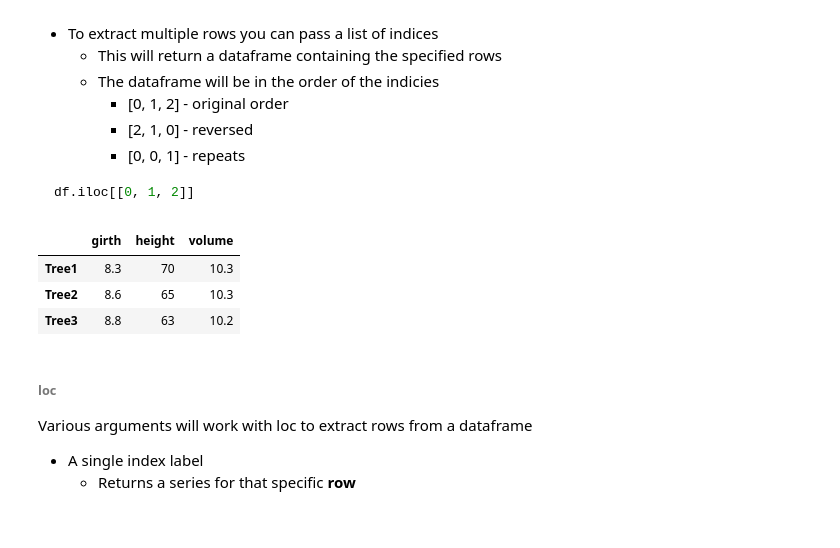
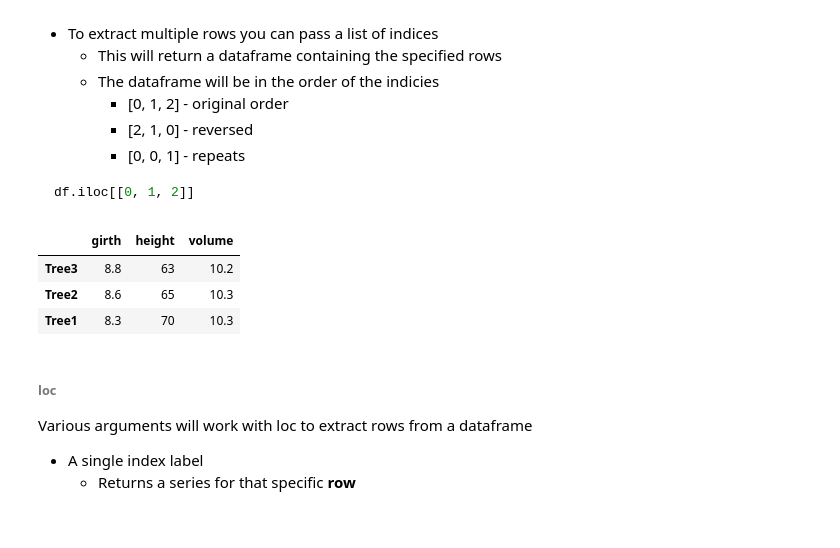
Before and after one commit to MarkGrivainis/itp_spring_2020, a Jupyter notebook: lecture_11/Lecture11_numpy_panda_introduction.ipynb, the cells around one changed output. Drawn from its saved outputs; the diff is of its cells as text; code cells hidden in the pictures.

```diff
--- a/lecture_11/Lecture11_numpy_panda_introduction.ipynb
+++ b/lecture_11/Lecture11_numpy_panda_introduction.ipynb
@@ -1215,13 +1239,13 @@ df.iloc[[0, 1, 2]]
 # %%
 ## type your code here:
 
 df
-df.iloc[[0, 1, 2]]
+df.iloc[[2, 1, 0]]
 # %% [output]
 |  | girth | height | volume |
+| Tree3 | 8.8 | 63 | 10.2 |
+| Tree2 | 8.6 | 65 | 10.3 |
 | Tree1 | 8.3 | 70 | 10.3 |
-| Tree2 | 8.6 | 65 | 10.3 |
-| Tree3 | 8.8 | 63 | 10.2 |
 # %% [markdown]
 ###### loc
 
```
Also changed, not shown: parts of 15 cells of this notebook, 2 other files.
